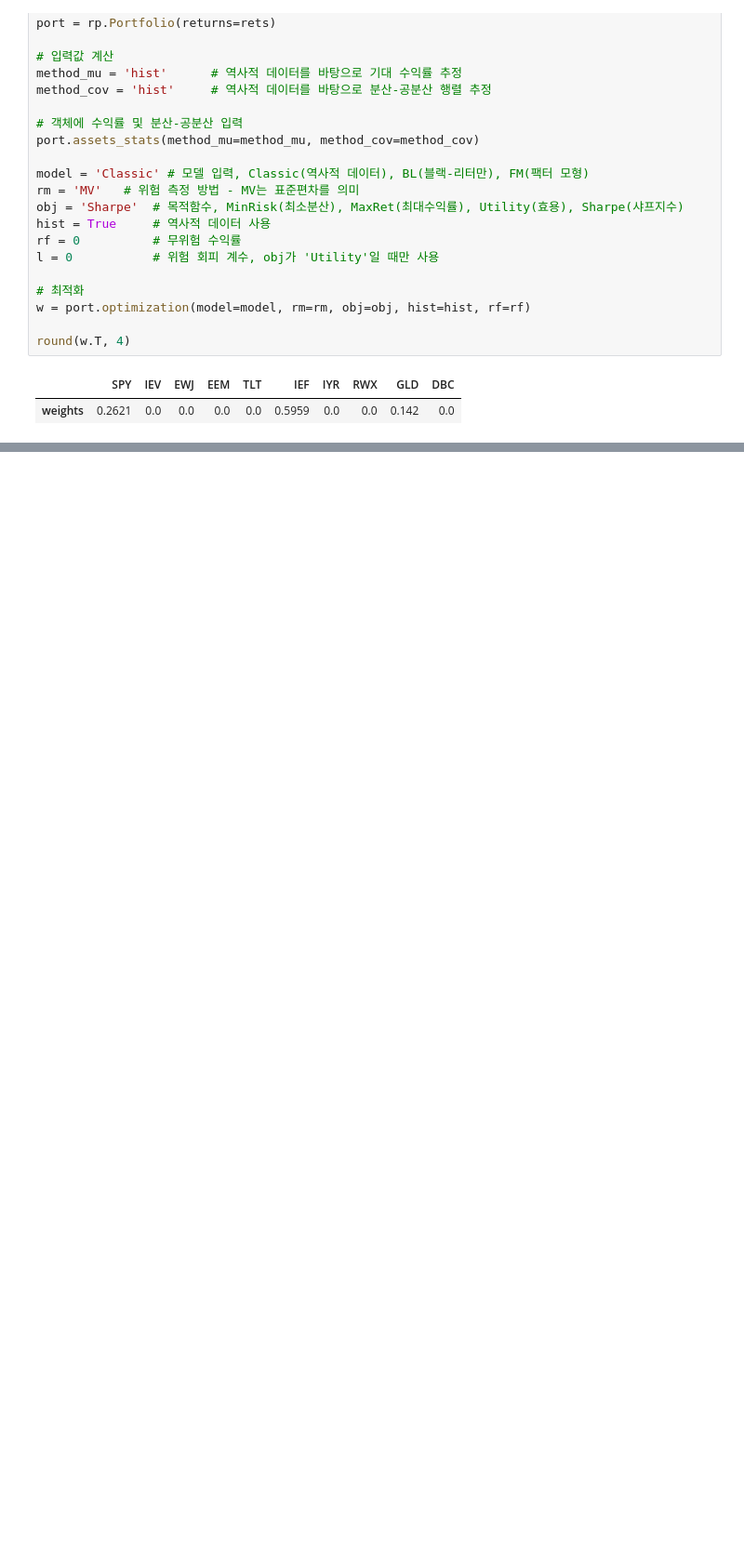
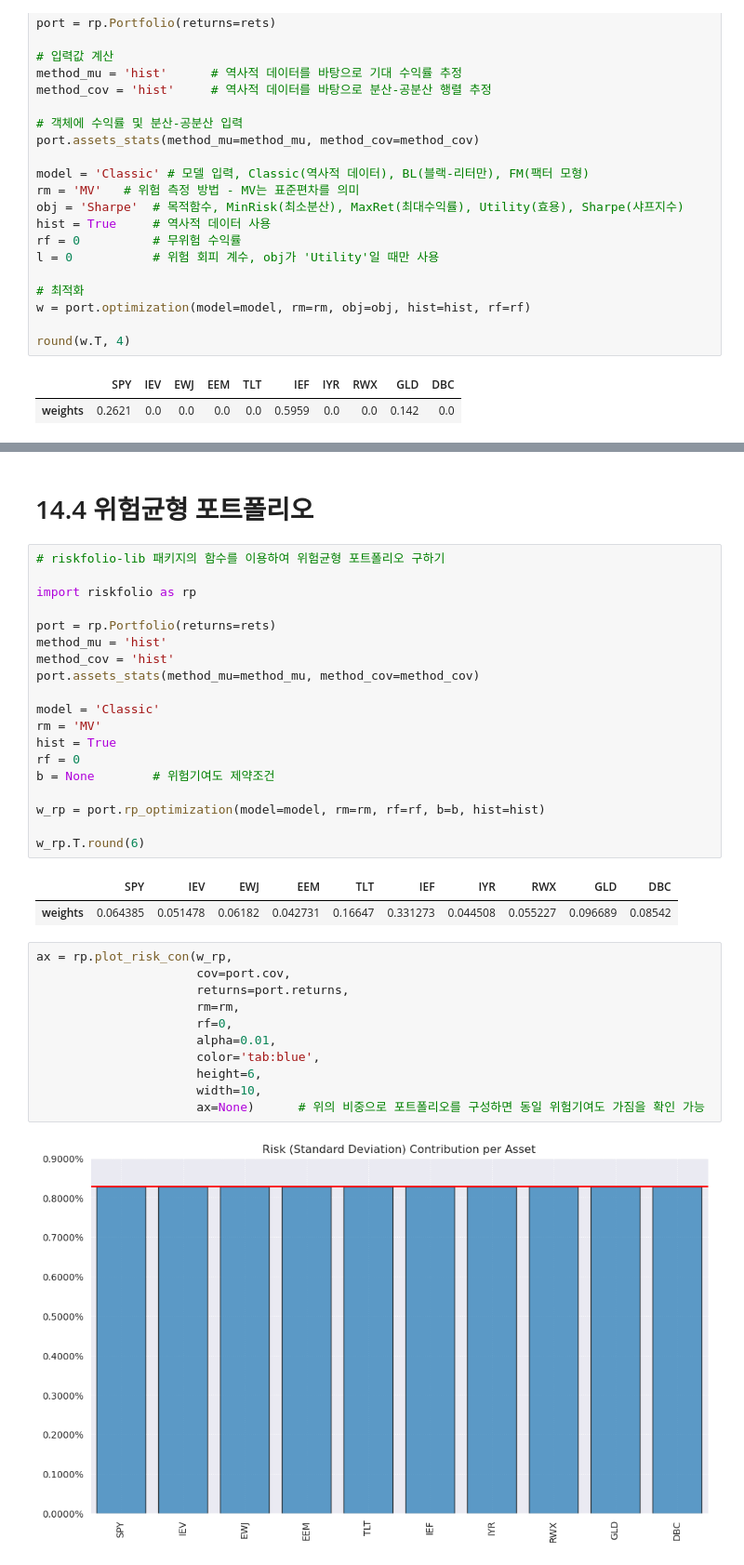
Before and after one commit to Glesep/Quant, a Jupyter notebook: chap_14/chap14.ipynb, the cells around one changed output, grey strips where cells are left out. Shown at 93% size. Saved outputs shown, nothing was run; the diff lists cells and outputs as text; blank space fills up the shorter version.

```diff
--- a/chap_14/chap14.ipynb
+++ b/chap_14/chap14.ipynb
@@ -142,0 +377,37 @@ ax = rp.plot_frontier(w_frontier=frontier,
+# %% [markdown]
+# 14.4 위험균형 포트폴리오
+# %%
+# riskfolio-lib 패키지의 함수를 이용하여 위험균형 포트폴리오 구하기
+
+import riskfolio as rp
+
+port = rp.Portfolio(returns=rets)
+method_mu = 'hist'
+method_cov = 'hist'
+port.assets_stats(method_mu=method_mu, method_cov=method_cov)
+
+model = 'Classic'
+rm = 'MV'
+hist = True
+rf = 0
+b = None        # 위험기여도 제약조건
+
+w_rp = port.rp_optimization(model=model, rm=rm, rf=rf, b=b, hist=hist)
+
+w_rp.T.round(6)
+# %% [output]
+|  | SPY | IEV | EWJ | EEM | TLT | IEF | IYR | RWX | GLD | DBC |
+| weights | 0.064385 | 0.051478 | 0.06182 | 0.042731 | 0.16647 | 0.331273 | 0.044508 | 0.055227 | 0.096689 | 0.08542 |
+# %%
+ax = rp.plot_risk_con(w_rp,
+                      cov=port.cov,
+                      returns=port.returns,
+                      rm=rm,
+                      rf=0,
+                      alpha=0.01,
+                      color='tab:blue',
+                      height=6,
+                      width=10,
+                      ax=None)      # 위의 비중으로 포트폴리오를 구성하면 동일 위험기여도 가짐을 확인 가능
+# %% [output]
+[figure, added]
```
Also changed, not shown: parts of 24 cells of this notebook.
